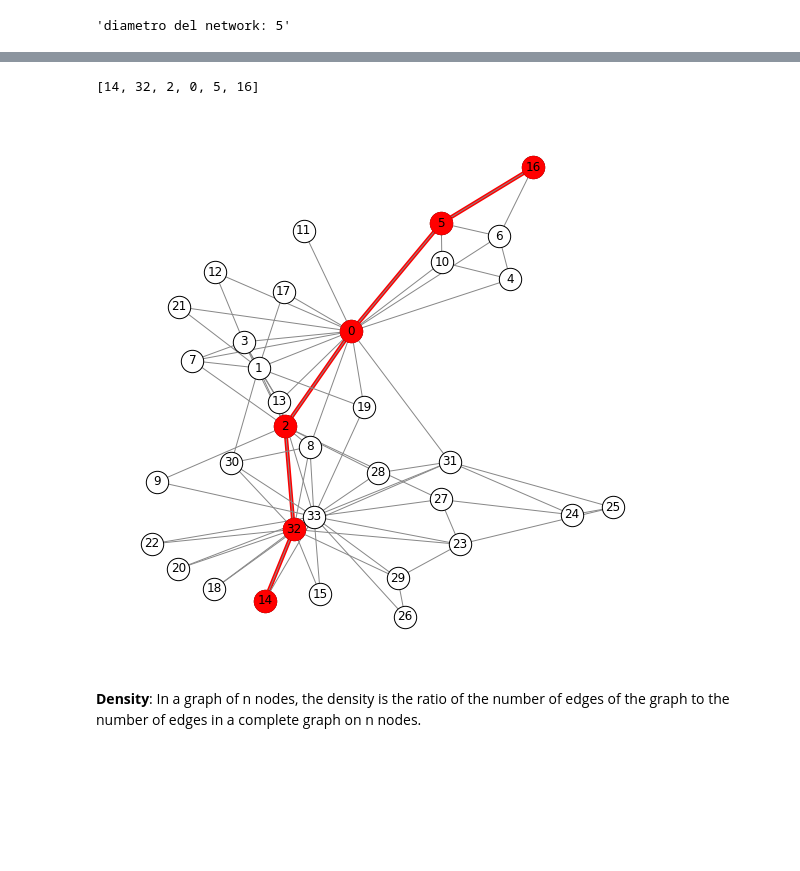
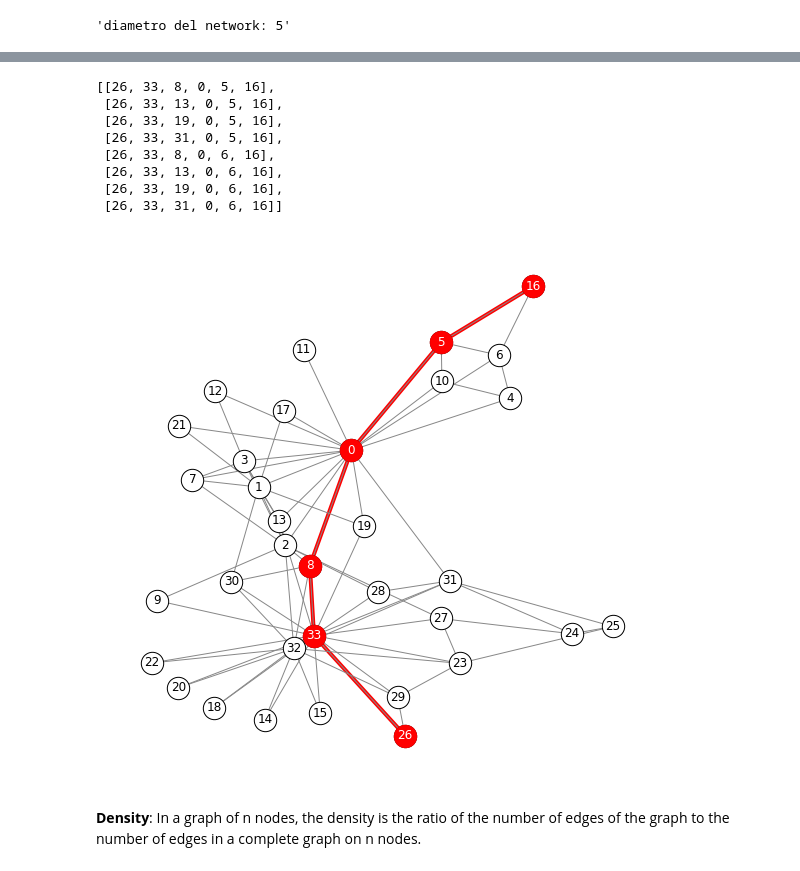
Before and after one commit to alkaest2002/ABGrid, a Jupyter notebook: materials/course 101/zachary karate club.ipynb, the cells around one changed output, grey strips where cells are left out. Saved outputs shown, nothing was run; the diff lists cells and outputs as text; code cells hidden in the pictures; blank space fills up the shorter version.

```diff
--- a/materials/course 101/zachary karate club.ipynb
+++ b/materials/course 101/zachary karate club.ipynb
@@ -123,22 +126,40 @@ list([nx.shortest_path(G,s,t) for (s,t) in (itertools.permutations(G.nodes(), 2)
-# %%
-fig, ax = plt.subplots(figsize=(10,10))
-ax.axis('off')
-
-nx.draw_networkx_nodes(
-    G, SL, nodelist=G.nodes(), node_size=NODE_SIZE, node_color= "#fff", edgecolors="k", ax=ax)
-
-nx.draw_networkx_nodes(
-    G, SL, nodelist=lp_nodes, node_size=NODE_SIZE, node_color= "r", edgecolors="r", ax=ax)
-
-nx.draw_networkx_edges(G, SL, edgelist=lp_edges, edge_color="r", width=4, ax=ax)
-
-nx.draw_networkx_labels(G, SL)
-
-nx.draw_networkx_edges(G,SL,edge_color="#888");
-nx.shortest_path(G,14,16)
-# %% [output]
-[14, 32, 2, 0, 5, 16]
-[figure, removed]
+# %%
+fig, ax = plt.subplots(figsize=(10,10))
+ax.axis('off')
+
+s_node = 26
+t_node = 16
+
+possible_sp = list(nx.all_shortest_paths(G,s_node, t_node))
+
+display(possible_sp)
+
+first_sp = possible_sp[0]
+first_sp_edges = [ (x, first_sp[idx+1]) for idx,x in enumerate(first_sp[:-1]) ]
+
+nx.draw_networkx_nodes(
+    G, SL, nodelist=G.nodes(), node_size=NODE_SIZE, node_color= "#fff", edgecolors="k", ax=ax)
+
+nx.draw_networkx_nodes(
+    G, SL, nodelist=first_sp, node_size=NODE_SIZE, node_color= "r", edgecolors="r", ax=ax)
+
+nx.draw_networkx_edges(G, SL, edgelist=first_sp_edges, edge_color="r", width=4, ax=ax)
+
+nx.draw_networkx_labels(G, SL, labels=dict([(e,e) for e in G.nodes() if e not in first_sp]))
+nx.draw_networkx_labels(G, SL, labels=dict([(e,e) for e in first_sp]), font_color="#fff")
+
+
+nx.draw_networkx_edges(G,SL,edge_color="#888");
+# %% [output]
+[[26, 33, 8, 0, 5, 16],
+ [26, 33, 13, 0, 5, 16],
+ [26, 33, 19, 0, 5, 16],
+ [26, 33, 31, 0, 5, 16],
+ [26, 33, 8, 0, 6, 16],
+ [26, 33, 13, 0, 6, 16],
+ [26, 33, 19, 0, 6, 16],
+ [26, 33, 31, 0, 6, 16]]
+[figure, added]
 # %% [markdown]
 <b>Density</b>:
 In a graph of n nodes, the density is the ratio of the number of edges of the graph to the number of edges in a complete graph on n nodes.
```
Also changed, not shown: parts of 8 cells of this notebook.
